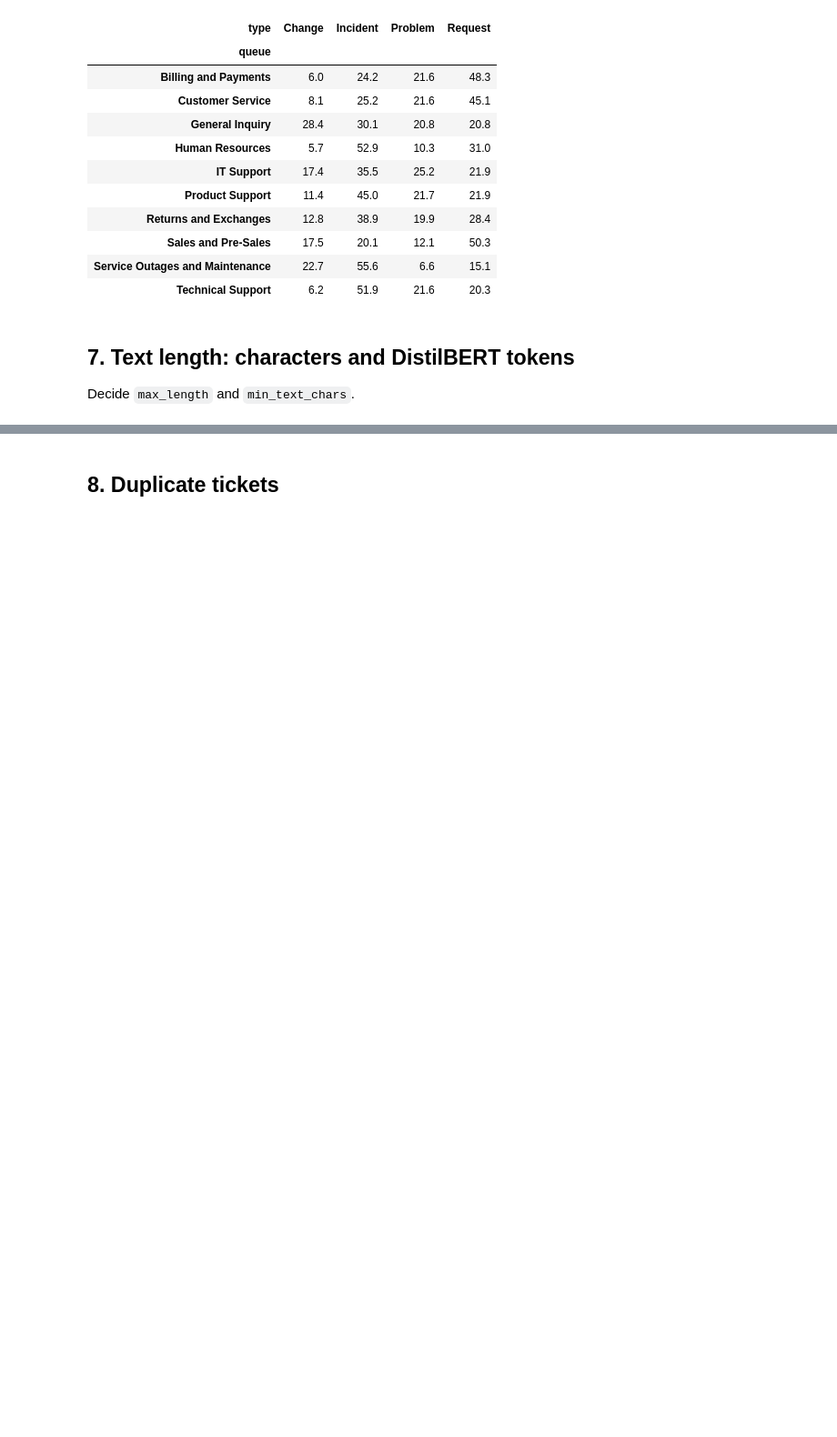
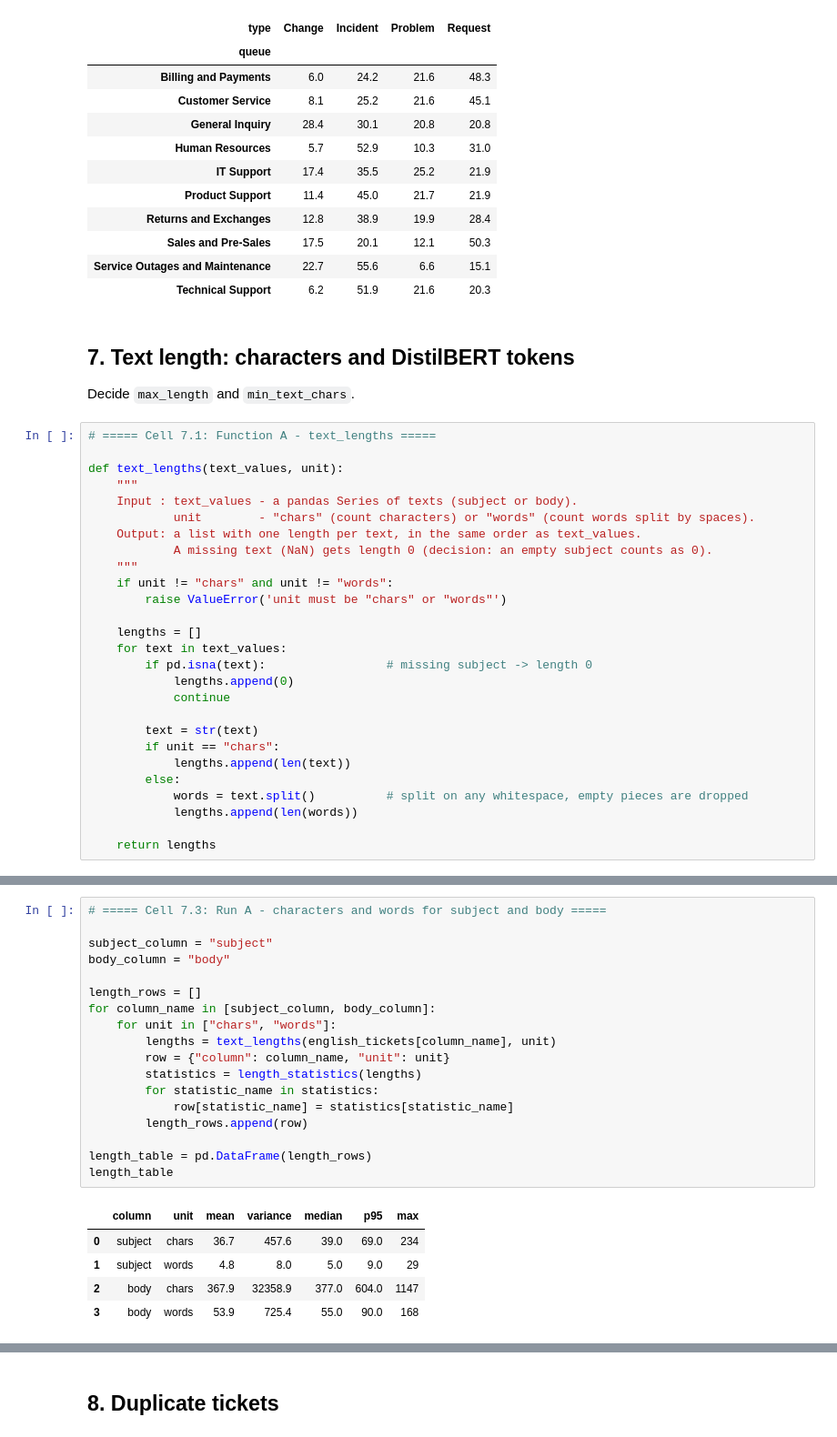
Before and after one commit to nhahub/NHA-5-168, a Jupyter notebook: notebooks/01_eda.ipynb, the cells around one changed output, grey strips where cells are left out. Shown at 91% size. Cells and saved outputs as stored; diff of their text form; blank space fills up the shorter version.

```diff
--- a/notebooks/01_eda.ipynb
+++ b/notebooks/01_eda.ipynb
@@ -776,3 +776,30 @@ type_by_department_percent
 ## 7. Text length: characters and DistilBERT tokens
 
 Decide `max_length` and `min_text_chars`.
+# %%
+# ===== Cell 7.1: Function A - text_lengths =====
+
+def text_lengths(text_values, unit):
+    """
+    Input : text_values - a pandas Series of texts (subject or body).
+            unit        - "chars" (count characters) or "words" (count words split by spaces).
+    Output: a list with one length per text, in the same order as text_values.
+            A missing text (NaN) gets length 0 (decision: an empty subject counts as 0).
+    """
+    if unit != "chars" and unit != "words":
+        raise ValueError('unit must be "chars" or "words"')
+
+    lengths = []
+    for text in text_values:
+        if pd.isna(text):                 # missing subject -> length 0
+            lengths.append(0)
+            continue
+
+        text = str(text)
+        if unit == "chars":
+            lengths.append(len(text))
+        else:
+            words = text.split()          # split on any whitespace, empty pieces are dropped
+            lengths.append(len(words))
+
+    return lengths
@@ -778,0 +867,24 @@ Decide `max_length` and `min_text_chars`.
+# %%
+# ===== Cell 7.3: Run A - characters and words for subject and body =====
+
+subject_column = "subject"
+body_column = "body"
+
+length_rows = []
+for column_name in [subject_column, body_column]:
+    for unit in ["chars", "words"]:
+        lengths = text_lengths(english_tickets[column_name], unit)
+        row = {"column": column_name, "unit": unit}
+        statistics = length_statistics(lengths)
+        for statistic_name in statistics:
+            row[statistic_name] = statistics[statistic_name]
+        length_rows.append(row)
+
+length_table = pd.DataFrame(length_rows)
+length_table
+# %% [output]
+|  | column | unit | mean | variance | median | p95 | max |
+| 0 | subject | chars | 36.7 | 457.6 | 39.0 | 69.0 | 234 |
+| 1 | subject | words | 4.8 | 8.0 | 5.0 | 9.0 | 29 |
+| 2 | body | chars | 367.9 | 32358.9 | 377.0 | 604.0 | 1147 |
+| 3 | body | words | 53.9 | 725.4 | 55.0 | 90.0 | 168 |
```
Also changed, not shown: parts of 12 cells of this notebook.
